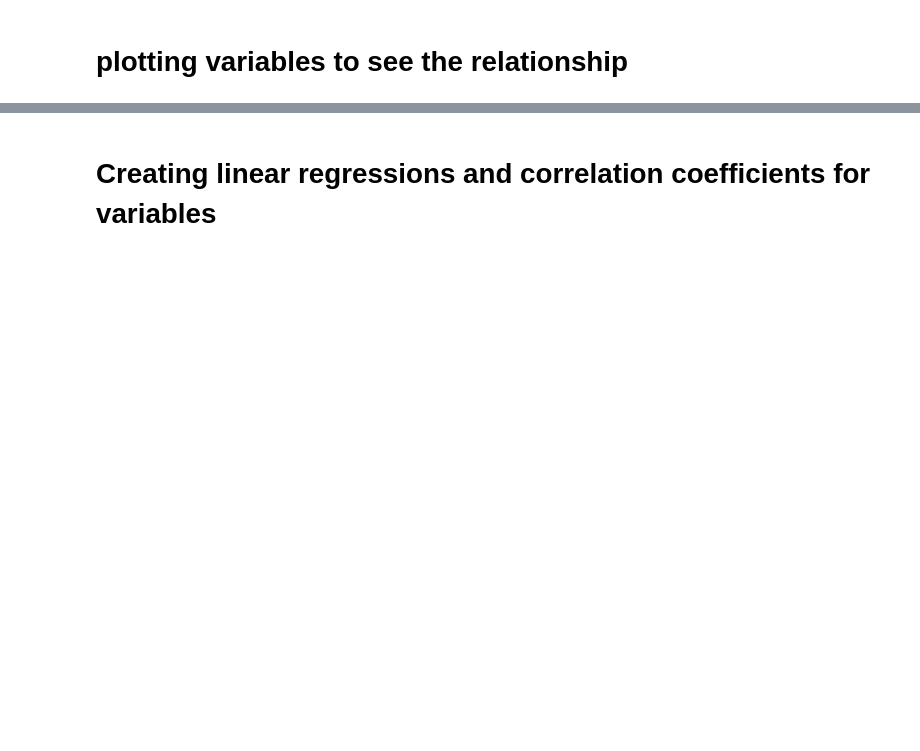
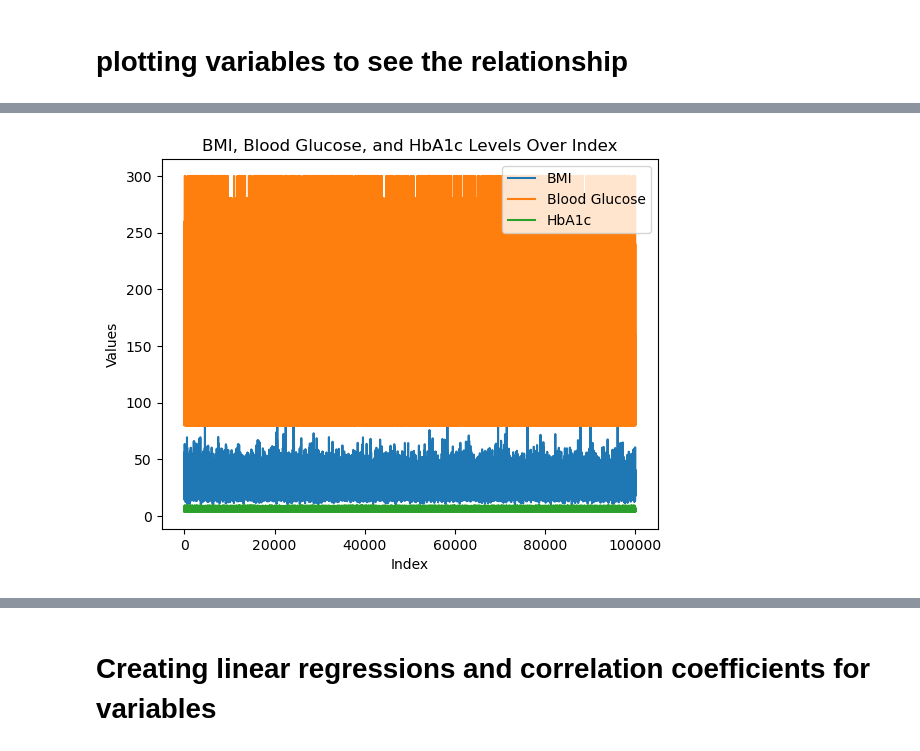
Before and after one commit to paulettepetracco/diabetes_predictive_analysis, a Jupyter notebook: diabetes_analysis.ipynb, the cells around one changed output, grey strips where cells are left out. Cells and saved outputs as stored; diff of their text form; code cells hidden in the pictures; blank space fills up the shorter version.

```diff
--- a/diabetes_analysis.ipynb
+++ b/diabetes_analysis.ipynb
@@ -108,0 +177,26 @@ bloodglucose_bmi_bar.plot();
+# %%
+# Extract x-axis values (e.g., index)
+x = diabetes_df.index
+
+# Extract y-axis values (BMI, Blood Glucose, and HbA1c levels)
+bmi = diabetes_df['bmi']
+blood_glucose = diabetes_df['blood_glucose_level']
+hba1c = diabetes_df['HbA1c_level']
+
+# Stacked line chart comparing BMI, Blood Glucose, and HbA1c levels
+plt.plot(x, bmi, label='BMI')
+plt.plot(x, blood_glucose, label='Blood Glucose')
+plt.plot(x, hba1c, label='HbA1c')
+
+# Set labels and title
+plt.xlabel('Index')
+plt.ylabel('Values')
+plt.title('BMI, Blood Glucose, and HbA1c Levels Over Index')
+
+# Add legend
+plt.legend()
+
+# Show the plot
+plt.show()
+# %% [output]
+[figure, added]
```
Also changed, not shown: parts of 28 cells of this notebook.
